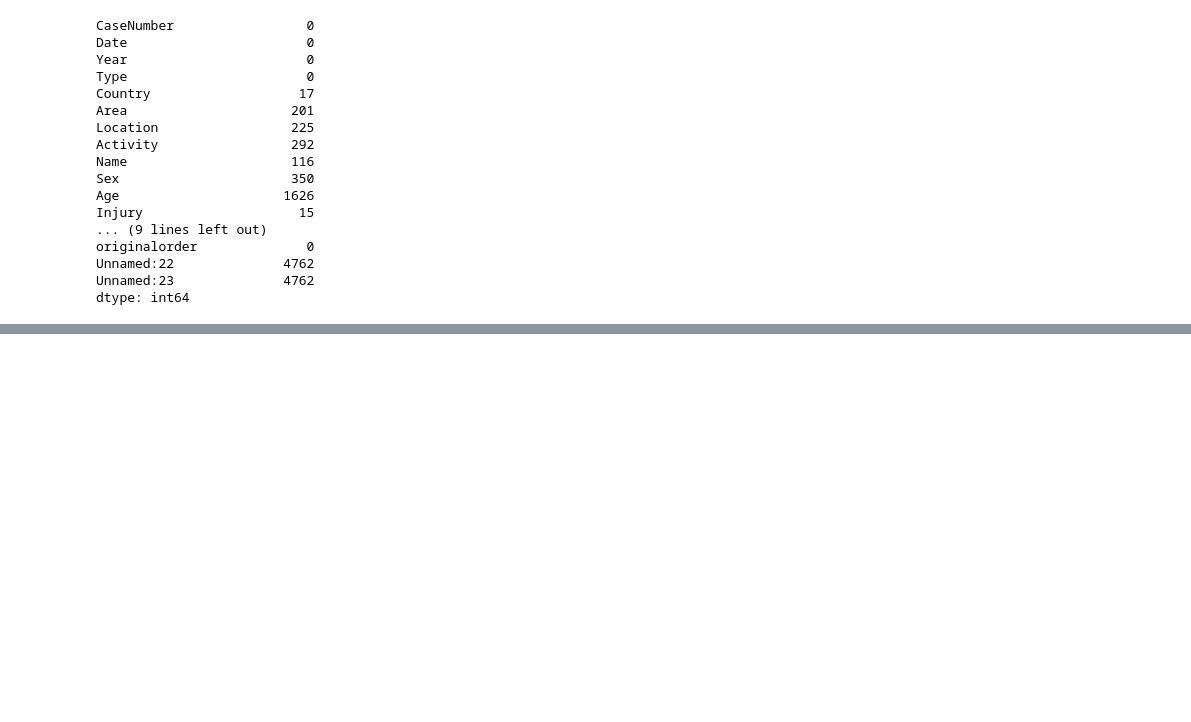
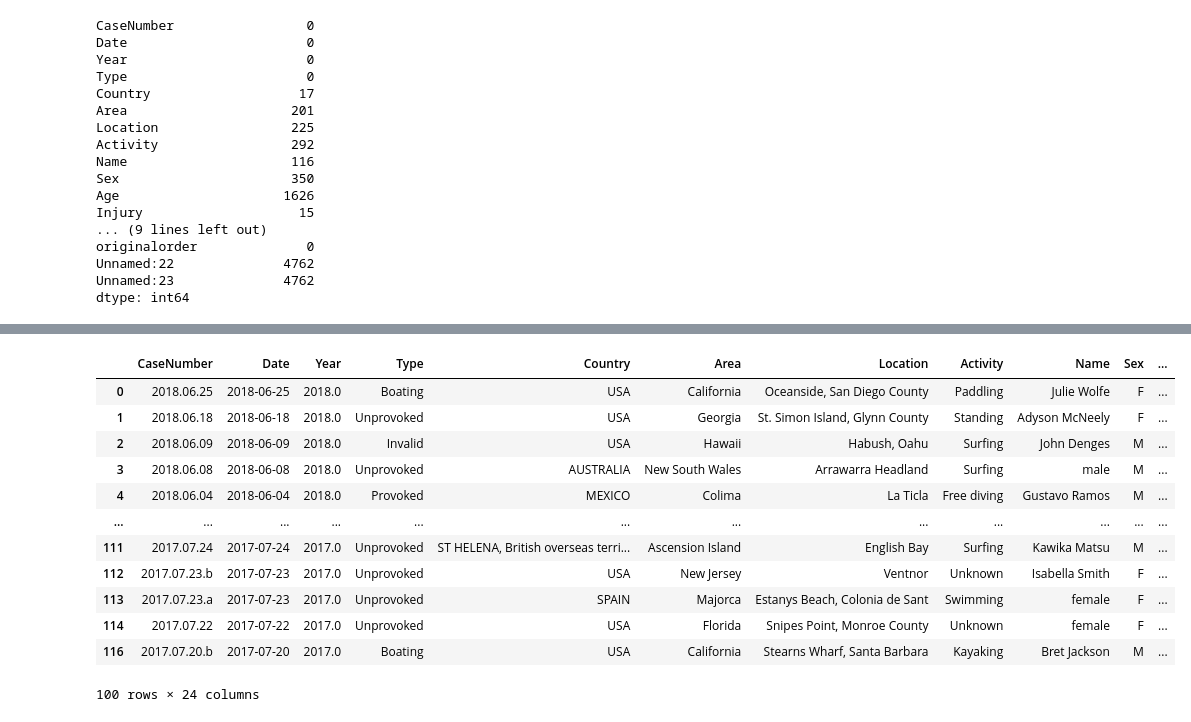
Before and after one commit to NGCOS46/data-cleaning-pandas, a Jupyter notebook: analysis.ipynb, the cells around one changed output, grey strips where cells are left out. Saved outputs shown, nothing was run; the diff lists cells and outputs as text; code cells hidden in the pictures; blank space fills up the shorter version.

```diff
--- a/analysis.ipynb
+++ b/analysis.ipynb
@@ -396,0 +713,2 @@ visualizar_nulos(data_sin_nulos, 'Activity', head=100)
+# %%
+ data_sin_nulos.dropna(subset=['Fatal(Y/N)'], inplace=True)
@@ -396,0 +770,2 @@ visualizar_nulos(data_sin_nulos, 'Activity', head=100)
+# %%
+data_sin_nulos['Time'] = data_sin_nulos['Time'].fillna('0:00-0:24')
@@ -396,0 +792,2 @@ visualizar_nulos(data_sin_nulos, 'Activity', head=100)
+# %%
+ data_sin_nulos.dropna(subset=['hrefformula'], inplace=True)
@@ -396,0 +814,2 @@ visualizar_nulos(data_sin_nulos, 'Activity', head=100)
+# %%
+ data_sin_nulos.dropna(subset=['InvestigatororSource'], inplace=True)
@@ -396,0 +836,16 @@ visualizar_nulos(data_sin_nulos, 'Activity', head=100)
+# %%
+data_sin_nulos.head(100)
+# %% [output]
+|  | CaseNumber | Date | Year | Type | Country | Area | Location | Activity | Name | Sex | ... |
+| 0 | 2018.06.25 | 2018-06-25 | 2018.0 | Boating | USA | California | Oceanside, San Diego County | Paddling | Julie Wolfe | F | ... |
+| 1 | 2018.06.18 | 2018-06-18 | 2018.0 | Unprovoked | USA | Georgia | St. Simon Island, Glynn County | Standing | Adyson McNeely | F | ... |
+| 2 | 2018.06.09 | 2018-06-09 | 2018.0 | Invalid | USA | Hawaii | Habush, Oahu | Surfing | John Denges | M | ... |
+| 3 | 2018.06.08 | 2018-06-08 | 2018.0 | Unprovoked | AUSTRALIA | New South Wales | Arrawarra Headland | Surfing | male | M | ... |
+| 4 | 2018.06.04 | 2018-06-04 | 2018.0 | Provoked | MEXICO | Colima | La Ticla | Free diving | Gustavo Ramos | M | ... |
+| ... | ... | ... | ... | ... | ... | ... | ... | ... | ... | ... | ... |
+| 111 | 2017.07.24 | 2017-07-24 | 2017.0 | Unprovoked | ST HELENA, British overseas terri... | Ascension Island | English Bay | Surfing | Kawika Matsu | M | ... |
+| 112 | 2017.07.23.b | 2017-07-23 | 2017.0 | Unprovoked | USA | New Jersey | Ventnor | Unknown | Isabella Smith | F | ... |
+| 113 | 2017.07.23.a | 2017-07-23 | 2017.0 | Unprovoked | SPAIN | Majorca | Estanys Beach, Colonia de Sant | Swimming | female | F | ... |
+| 114 | 2017.07.22 | 2017-07-22 | 2017.0 | Unprovoked | USA | Florida | Snipes Point, Monroe County | Unknown | female | F | ... |
+| 116 | 2017.07.20.b | 2017-07-20 | 2017.0 | Boating | USA | California | Stearns Wharf, Santa Barbara | Kayaking | Bret Jackson | M | ... |
+100 rows × 24 columns
```
Also changed, not shown: parts of 60 cells of this notebook.
